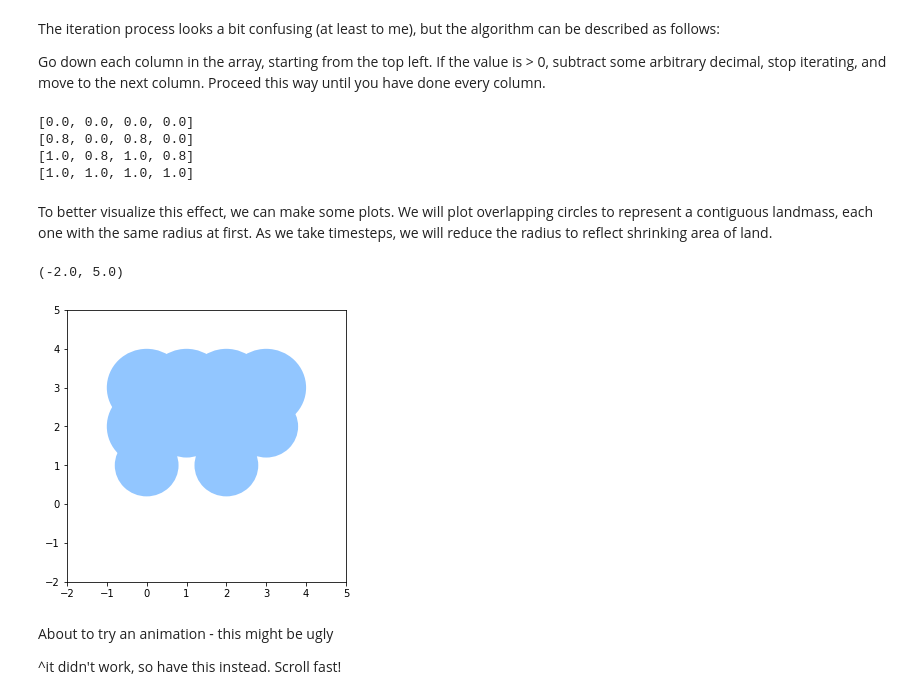
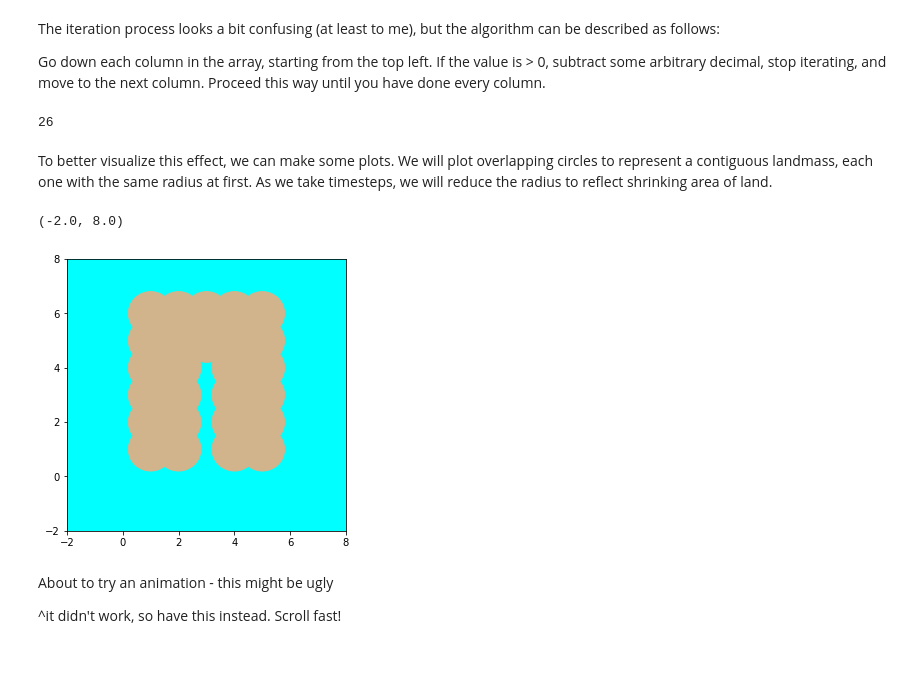
Before and after one commit to dcperriseau/Coastline-Capstone-, a Jupyter notebook: erosion_model.ipynb, the cells around one changed output. Saved outputs shown, nothing was run; the diff lists cells and outputs as text; code cells hidden in the pictures; blank space fills up the shorter version.

```diff
--- a/erosion_model.ipynb
+++ b/erosion_model.ipynb
@@ -1,6 +1,14 @@
 # %% [markdown]
 In this notebook, I will attempt to make a primitive model of the effects of erosion on the coastline. I will employ a 2D array to represent this. We can prepopulate the array with a few rows just to illustrate the concept. A '1' will represent land, and a '0' will represent water.
 # %%
-coast = [[0.0,0.0,0.0,0.0,],[1.0,0.0,1.0,0.0],[1.0,1.0,1.0,1.0],[1.0,1.0,1.0,1.0]]
+import numpy as np
+coast = [
+    [0,0,0,0,0,0,0],
+    [0,1,1,0,1,1,0],
+    [0,1,1,0,1,1,0],
+    [0,1,1,0,1,1,0],
+    [0,1,1,0,1,1,0],
+    [0,1,1,1,1,1,0],
+    [0,1,1,1,1,1,0]]
 # %% [markdown]
 Next, we can make a function to perform a timestep. In this timestep, we will show the water eroding the non-landlocked elements in our coast. Computationally, we can subtract an arbitrary fraction from the FIRST non-zero element in each COLUMN. Note that the rectangular property of the 2D array is important for this; since each nested list has the same amount of elements, we can iterate by index down each column.
@@ -18,16 +35,11 @@ The iteration process looks a bit confusing (at least to me), but the algorithm
 Go down each column in the array, starting from the top left.
 If the value is > 0, subtract some arbitrary decimal, stop iterating, and move to the next column.
 Proceed this way until you have done every column.
-# %%
-timestep(coast)
-
-for row in coast:
-    print(row)
-# %% [output]
-[0.0, 0.0, 0.0, 0.0]
-[0.8, 0.0, 0.8, 0.0]
-[1.0, 0.8, 1.0, 0.8]
-[1.0, 1.0, 1.0, 1.0]
+# %%
+
+np.sum(coast)
+# %% [output]
+26
 # %% [markdown]
 To better visualize this effect, we can make some plots. We will plot overlapping circles to represent a contiguous landmass, each one with the same radius at first. As we take timesteps, we will reduce the radius to reflect shrinking area of land.
 # %%
@@ -39,21 +51,23 @@ import numpy as np
 # %%
 fig, ax = plt.subplots(1,figsize=(5,5))
 points = {} # dictionary to keep track of patches by coordinates!
             # this only works because of the 2D array - no two circles
             # will ever have the same coordinates. hideous errors
             # would occur if not for this.
 
+ax.set_facecolor('aqua')
+
 for row in range(len(coast)):
     for col in range(len(coast[0])):
-        p = mpatches.Circle((col, row), coast[row][col]) # key = coords, val = patch object
+        p = mpatches.Circle((col, row), coast[row][col]*0.8, color="tan") # key = coords, val = patch object
         points[(row,col)] = p
         ax.add_patch(p)
 
-plt.xlim([-2,5])
-plt.ylim([-2,5])
+plt.xlim([-2,8])
+plt.ylim([-2,8])
 # %% [output]
-(-2.0, 5.0)
+(-2.0, 8.0)
-[figure, old version]
+[figure, new version]
 # %%
 def graphical_timestep(coast):
     timestep(coast)
```
Also changed, not shown: parts of 47 cells of this notebook.
